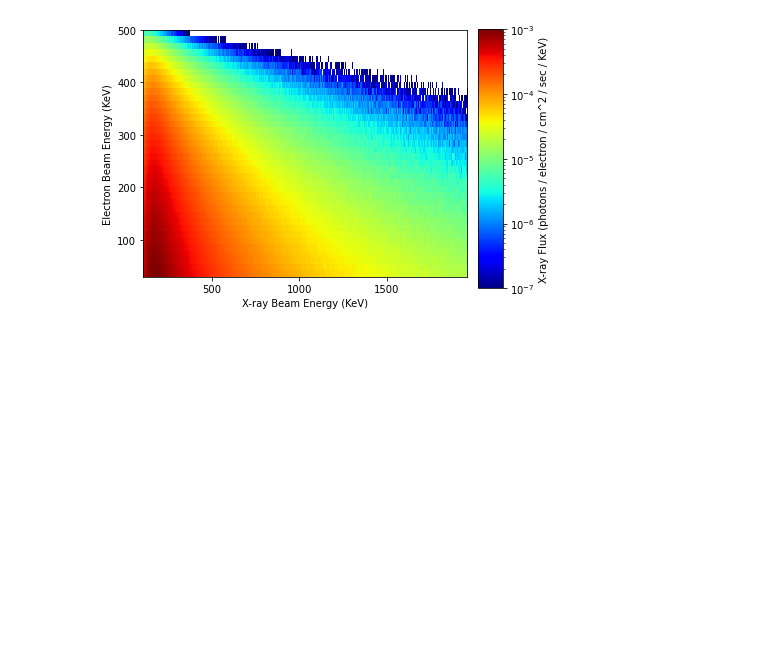
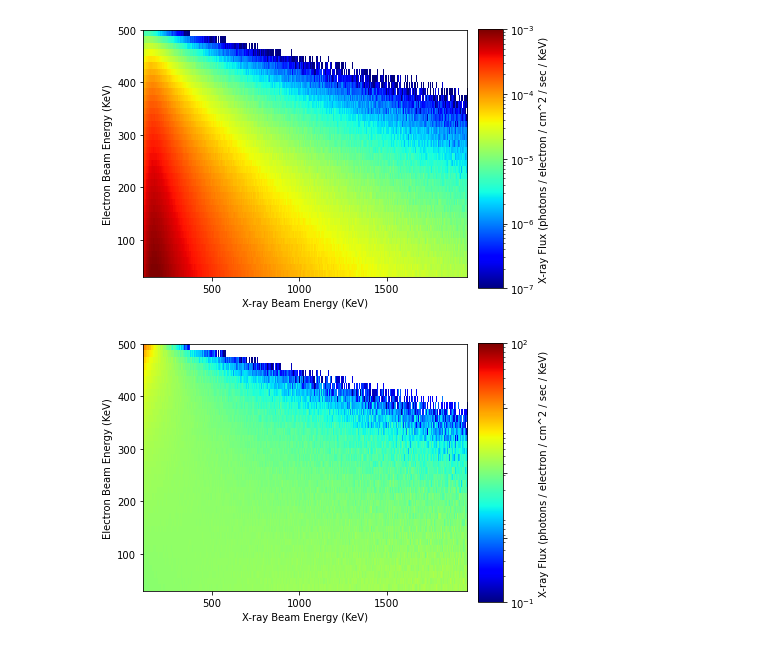
Before and after one commit to mrpatrick1991/thesis, a Jupyter notebook: figures/chapter_4/matrix_scaling_plot/Untitled.ipynb, the cells around one changed output. Saved outputs shown, nothing was run; the diff lists cells and outputs as text; code cells hidden in the pictures; blank space fills up the shorter version.

Commit message:
added scaled figure

```diff
--- a/figures/chapter_4/matrix_scaling_plot/Untitled.ipynb
+++ b/figures/chapter_4/matrix_scaling_plot/Untitled.ipynb
@@ -139,3 +139,18 @@ cbar.ax.set_ylabel('X-ray Flux (photons / electron / cm^2 / sec / KeV)')
 plt.savefig('fig.pdf',bbox_inches="tight")
 # %% [output]
 [figure]
+# %%
+f = plt.figure(figsize=(5, 5))
+ax = f.add_axes([0.17, 0.02, .90, 0.89])
+axcolor = f.add_axes([1.1, 0.09, .07, 0.72])
+im = ax.matshow(RS.T,extent=[espace[0],espace[-1],xspace[0],xspace[-1]],aspect=3,norm=LogNorm(vmin=1e-1, vmax=1e1),cmap='jet')
+t = np.logspace(-1,2,5)
+ax.xaxis.set_ticks_position('bottom')
+cbar = f.colorbar(im, cax=axcolor,ticks=t)
+plt.tight_layout()
+ax.set_xlabel('X-ray Beam Energy (KeV)')
+ax.set_ylabel('Electron Beam Energy (KeV)')
+cbar.ax.set_ylabel('X-ray Flux (photons / electron / cm^2 / sec / KeV)')
+plt.savefig('fig.pdf',bbox_inches="tight")
+# %% [output]
+[figure, added]
```
Also changed, not shown: parts of 1 cell of this notebook, 2 other files.
